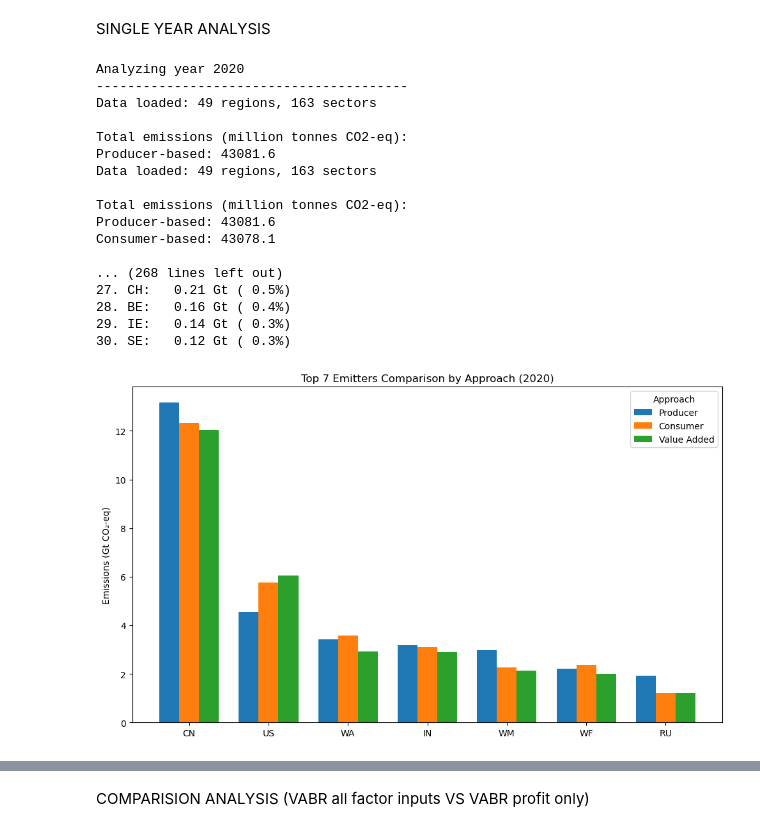
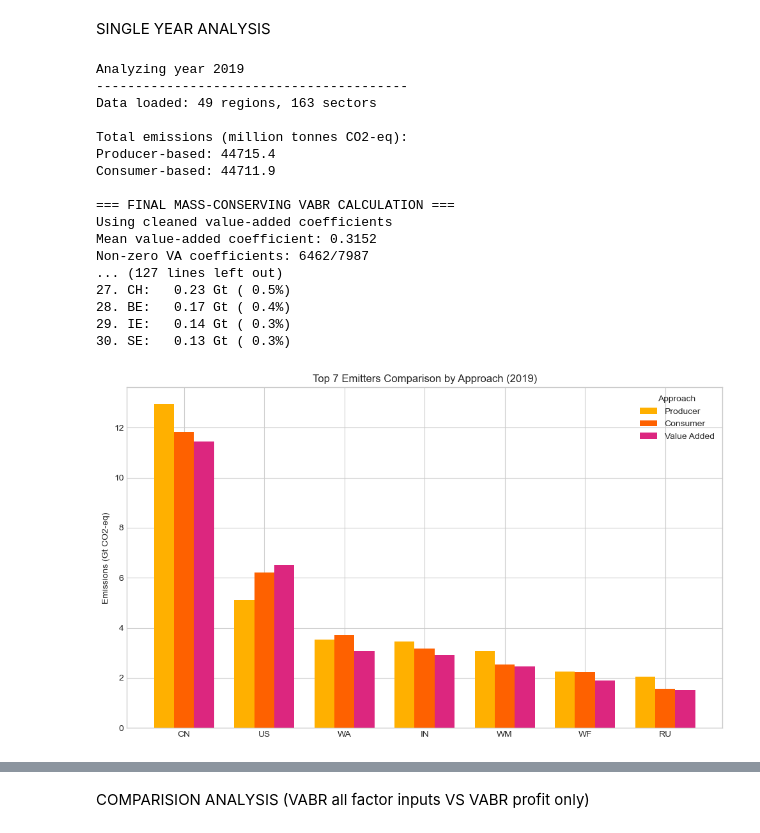
Before and after one commit to marine312000/MA-thesis, a Jupyter notebook: MA code_official.ipynb, the cells around one changed output, grey strips where cells are left out. Drawn from its saved outputs; the diff is of its cells as text; code cells hidden in the pictures.

```diff
--- a/MA code_official.ipynb
+++ b/MA code_official.ipynb
@@ -32,7 +32,7 @@ POPULATION_FILE = BASE_PATH / "code" / "producerappraoch" / "clean code" / "exio
 RESULTS_PATH.mkdir(exist_ok=True)
 
 # Define analysis parameters
-SINGLE_YEAR = 2020  # For detailed single-year analysis
+SINGLE_YEAR = 2019  # For detailed single-year analysis
 YEARS_TIME_SERIES = list(range(1995, 2023))  # 1995-2022
 
 print(f"Base path: {BASE_PATH}")
@@ -216,17 +216,17 @@ v = np.divide(VA, total_output, out=np.zeros_like(VA), where=(total_output != 0)
 # Copy v to v_clean and apply cleaning rules
 v_clean = v.copy()
 
-# Fix 2: Cap coefficients > 0.99 (prevents over-allocation)
-#v_clean[v_clean > 1] = 1
+# Fix 2: Cap coefficients > 1 (prevents over-allocation)
+v_clean[v_clean > 1] = 1
 
 # Optional fix 3: Set any negative coefficients to 0 (should be none due to VA fix)
 v_clean[v_clean < 0] = 0
 
 # Print summary statistics before and after cleaning
 print("Value-added coefficient statistics BEFORE cleaning:")
-print(f"  Min: {v.min():.4f}, Max: {v.max():.4f}, Negatives: {np.sum(v < 0)}, >0.99: {np.sum(v > 0.99)}")
+print(f"  Min: {v.min():.4f}, Max: {v.max():.4f}, Negatives: {np.sum(v < 0)}, >1: {np.sum(v > 1)}")
 print("Value-added coefficient statistics AFTER cleaning:")
-print(f"  Min: {v_clean.min():.4f}, Max: {v_clean.max():.4f}, Negatives: {np.sum(v_clean < 0)}, >0.99: {np.sum(v_clean > 0.99)}")
+print(f"  Min: {v_clean.min():.4f}, Max: {v_clean.max():.4f}, Negatives: {np.sum(v_clean < 0)}, >1: {np.sum(v_clean > 1)}")
 
 # Use v_clean in your VABR calculation
 # %% [output]
@@ -1329,7 +1403,7 @@ def analyze_single_year(year, exiobase_path, emission_categories,
 SINGLE YEAR ANALYSIS
 # %%
 # Analyze single year
-results_2020 = analyze_single_year(
+results = analyze_single_year(
     year=SINGLE_YEAR,
     exiobase_path=EXIOBASE_PATH,
     emission_categories=EMISSION_CATEGORIES,
@@ -1345,7 +1419,7 @@ for approach in ['producer', 'consumer', 'value_added']:
     print(f"\n{approach.upper()} APPROACH:")
 
     # Get the country-level dict and convert to Series
-    country_dict = results_2020[f'{approach}_by_country']
+    country_dict = results[f'{approach}_by_country']
     country_series = pd.Series(country_dict)
 
     # Convert to DataFrame for better handling
@@ -1362,9 +1436,9 @@ for approach in ['producer', 'consumer', 'value_added']:
         print(f"{i:2d}. {row.country}: {emissions_gt:6.2f} Gt ({percentage:4.1f}%)")
         # Only show top 7 countries by total emissions (using the sum of all approaches)
         country_totals = (
-            pd.Series(results_2020['producer_by_country']) +
-            pd.Series(results_2020['consumer_by_country']) +
-            pd.Series(results_2020['value_added_by_country'])
+            pd.Series(results['producer_by_country']) +
+            pd.Series(results['consumer_by_country']) +
+            pd.Series(results['value_added_by_country'])
         )
         top_countries = country_totals.nlargest(7).index.tolist()
 
@@ -1372,7 +1446,7 @@ for approach in ['producer', 'consumer', 'value_added']:
 approaches = ['producer', 'consumer', 'value_added']
 emissions_data = []
 for approach in approaches:
-    country_series = pd.Series(results_2020[f'{approach}_by_country'])
+    country_series = pd.Series(results[f'{approach}_by_country'])
     emissions_data.append(country_series.loc[top_countries].values)
 
 emissions_data = np.array(emissions_data)  # shape: (3, 7)
@@ -1382,48 +1456,48 @@ width = 0.25  # width of each bar
 
 # Define colors for each approach
 colors = {
-    'producer': '#1f77b4',      # blue
-    'consumer': '#ff7f0e',      # orange
-    'value_added': '#2ca02c'    # green
+    'producer': '#ffb000',      # orange
+    'consumer': '#fe6100',      # orange-red
+    'value_added': '#dc267f'    # magenta (VABR base)
 }
 
 fig, ax = plt.subplots(figsize=(10, 6))
 bars = []
 for i, approach in enumerate(approaches):
     bars.append(
         ax.bar(
             x + (i - 1) * width,  # center the groups
             emissions_data[i] / 1e9,  # convert to Gt
             width,
             label=approach.replace('_', ' ').title(),
             color=colors[approach]
         )
     )
 
 ax.set_title(f'Top 7 Emitters Comparison by Approach ({SINGLE_YEAR})')
-ax.set_ylabel('Emissions (Gt CO₂-eq)')
+ax.set_ylabel('Emissions (Gt CO2-eq)')
 ax.set_xticks(x)
 ax.set_xticklabels(top_countries)
 ax.legend(title="Approach")
 plt.tight_layout()
 plt.savefig(RESULTS_PATH / f'top7_emitters_grouped_comparison_{SINGLE_YEAR}.png')
 plt.show()
 # %% [output]
-Analyzing year 2020
+Analyzing year 2019
 ----------------------------------------
 Data loaded: 49 regions, 163 sectors
 
 Total emissions (million tonnes CO2-eq):
-Producer-based: 43081.6
-Data loaded: 49 regions, 163 sectors
+Producer-based: 44715.4
+Consumer-based: 44711.9
 
-Total emissions (million tonnes CO2-eq):
-Producer-based: 43081.6
-Consumer-based: 43078.1
-
-... (268 lines left out)
-27. CH:   0.21 Gt ( 0.5%)
-28. BE:   0.16 Gt ( 0.4%)
+=== FINAL MASS-CONSERVING VABR CALCULATION ===
+Using cleaned value-added coefficients
+Mean value-added coefficient: 0.3152
+Non-zero VA coefficients: 6462/7987
+... (127 lines left out)
+27. CH:   0.23 Gt ( 0.5%)
+28. BE:   0.17 Gt ( 0.4%)
 29. IE:   0.14 Gt ( 0.3%)
-30. SE:   0.12 Gt ( 0.3%)
+30. SE:   0.13 Gt ( 0.3%)
-[figure, old version]
+[figure, new version]
```
Also changed, not shown: parts of 24 cells of this notebook, 1 other file.
